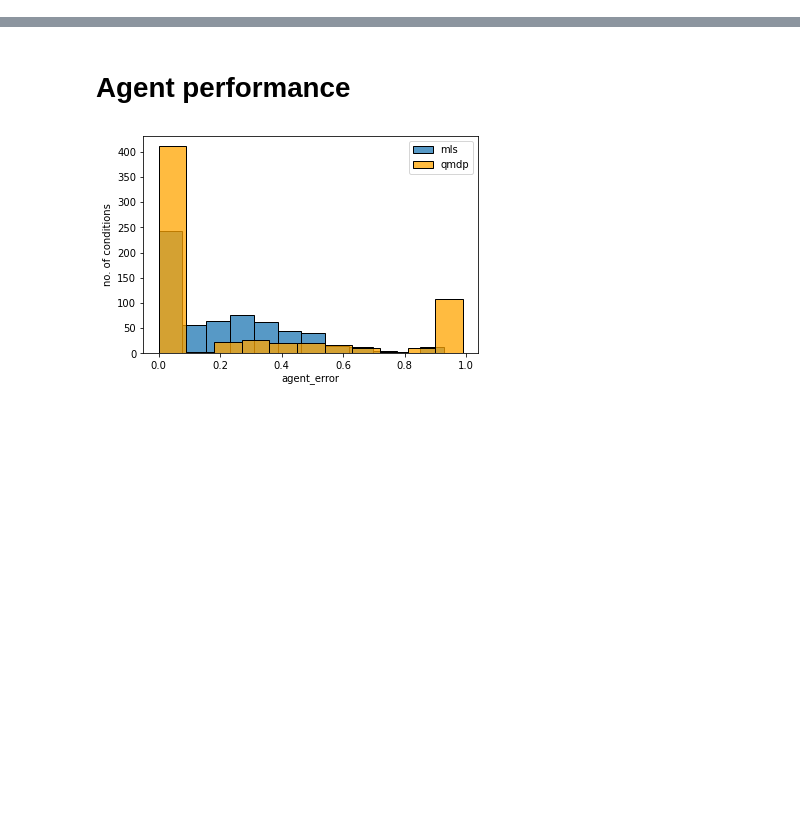
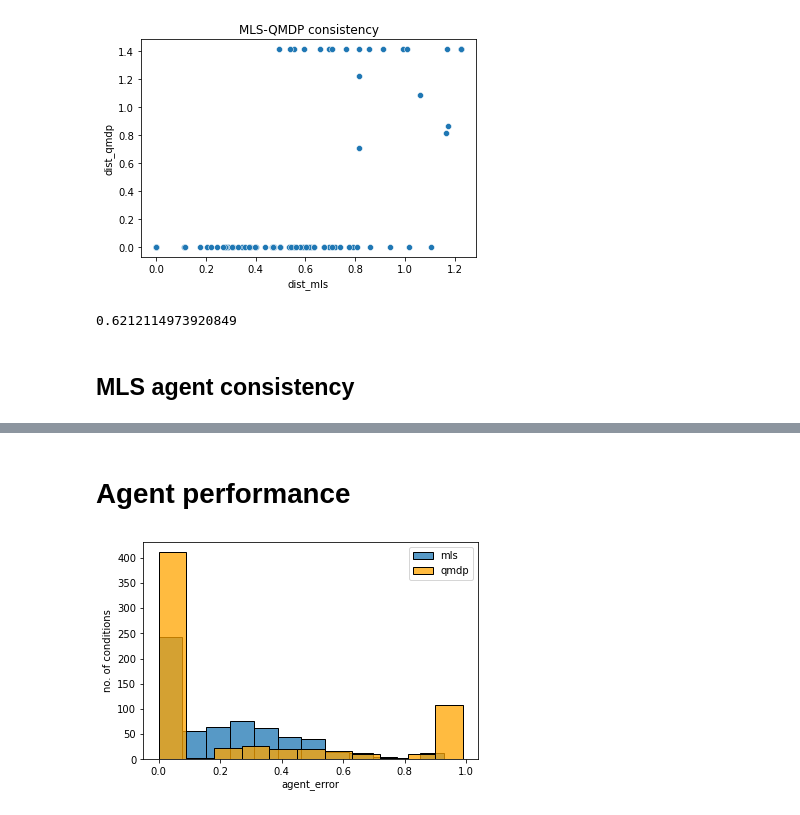
Before and after one commit to aidapiccato/search-world, a Jupyter notebook: notebooks/analysis.ipynb, the cells around one changed output, grey strips where cells are left out. Drawn from its saved outputs; the diff is of its cells as text; code cells hidden in the pictures; blank space fills up the shorter version.

```diff
--- a/notebooks/analysis.ipynb
+++ b/notebooks/analysis.ipynb
@@ -163,0 +240,11 @@ df = get_trials_features(df)
+# %%
+sns.scatterplot(data=merged, x='dist_mls', y='dist_qmdp')
+plt.title('MLS-QMDP consistency')
+plt.show()
+print(merged.dist_mls.corr(merged.dist_qmdp))
+plt.show()
+# %% [output]
+[figure, added]
+0.6212114973920849
+# %% [markdown]
+## MLS agent consistency
```
Also changed, not shown: parts of 29 cells of this notebook, 7 other files.
